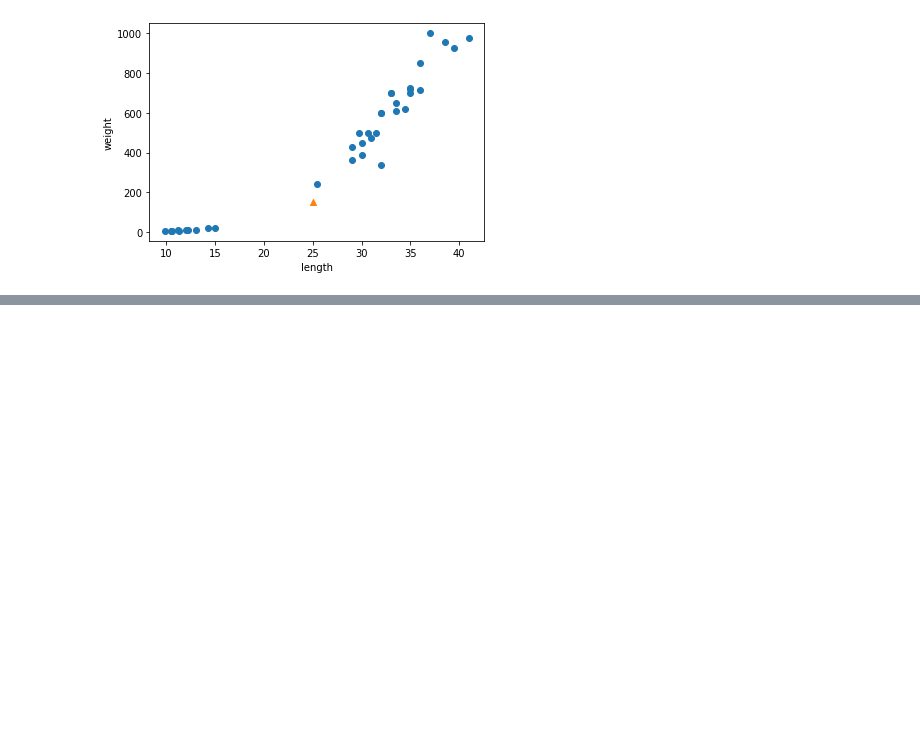
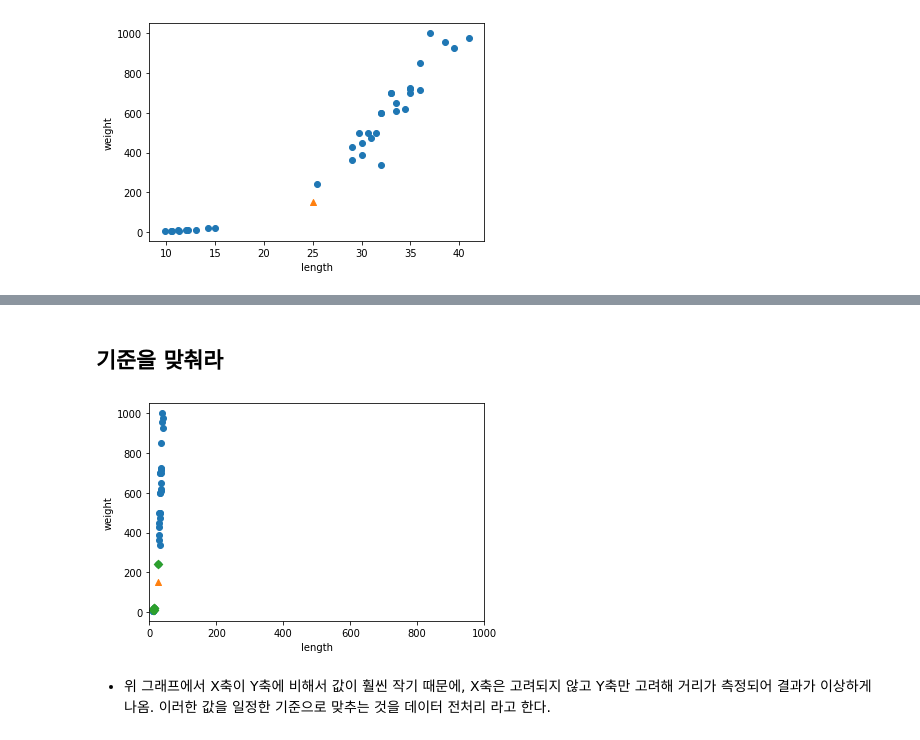
Before and after one commit to BongSeongEun/AI-Study, a Jupyter notebook: self_studying_machine_llearning.ipynb, the cells around one changed output, grey strips where cells are left out. Saved outputs shown, nothing was run; the diff lists cells and outputs as text; code cells hidden in the pictures; blank space fills up the shorter version.

```diff
--- a/self_studying_machine_llearning.ipynb
+++ b/self_studying_machine_llearning.ipynb
@@ -94,0 +140,14 @@ plt.show()
+# %% [markdown]
+## 기준을 맞춰라
+# %%
+plt.scatter(train_input[:,0], train_input[:,1])
+plt.scatter(25, 150, marker='^')
+plt.scatter(train_input[indexes,0], train_input[indexes,1], marker='D')
+plt.xlim((0, 1000))
+plt.xlabel('length')
+plt.ylabel('weight')
+plt.show()
+# %% [output]
+[figure, added]
+# %% [markdown]
+- 위 그래프에서 X축이 Y축에 비해서 값이 훨씬 작기 때문에, X축은 고려되지 않고 Y축만 고려해 거리가 측정되어 결과가 이상하게 나옴. 이러한 값을 일정한 기준으로 맞추는 것을 데이터 전처리 라고 한다.
```
Also changed, not shown: parts of 6 cells of this notebook.
